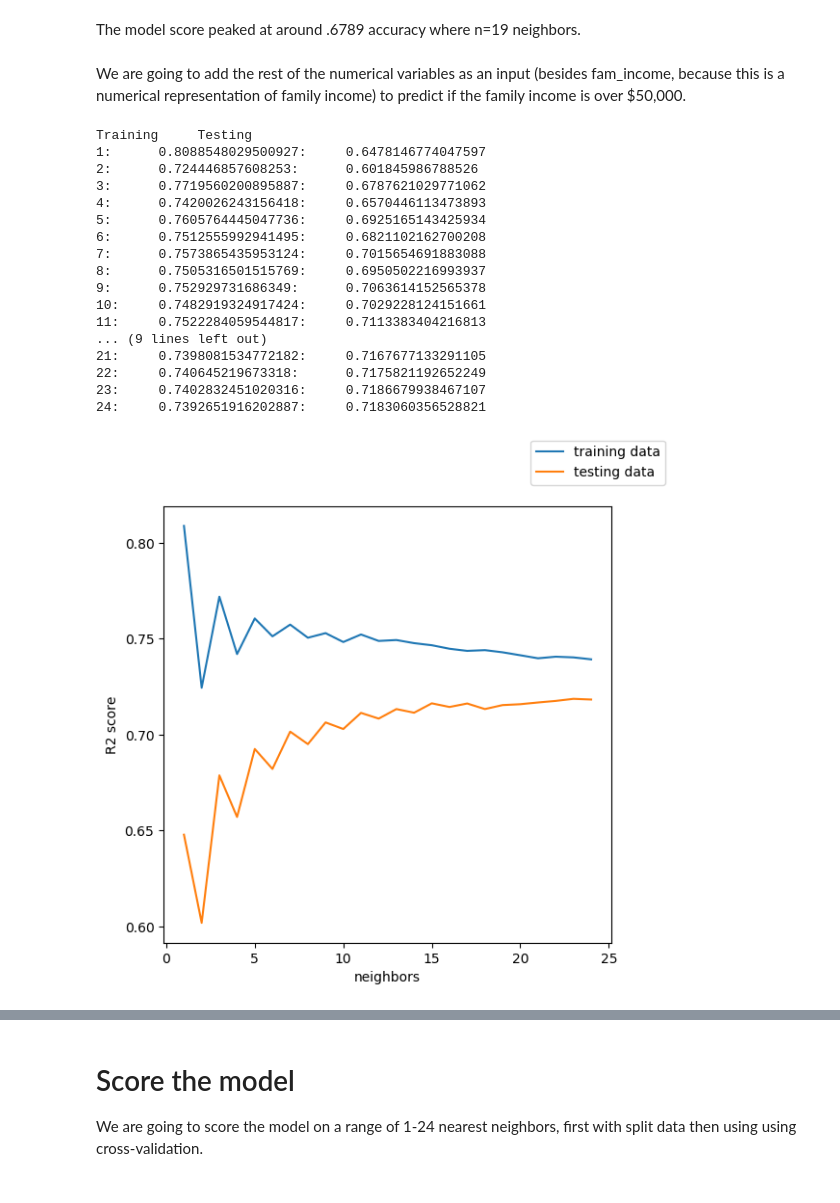
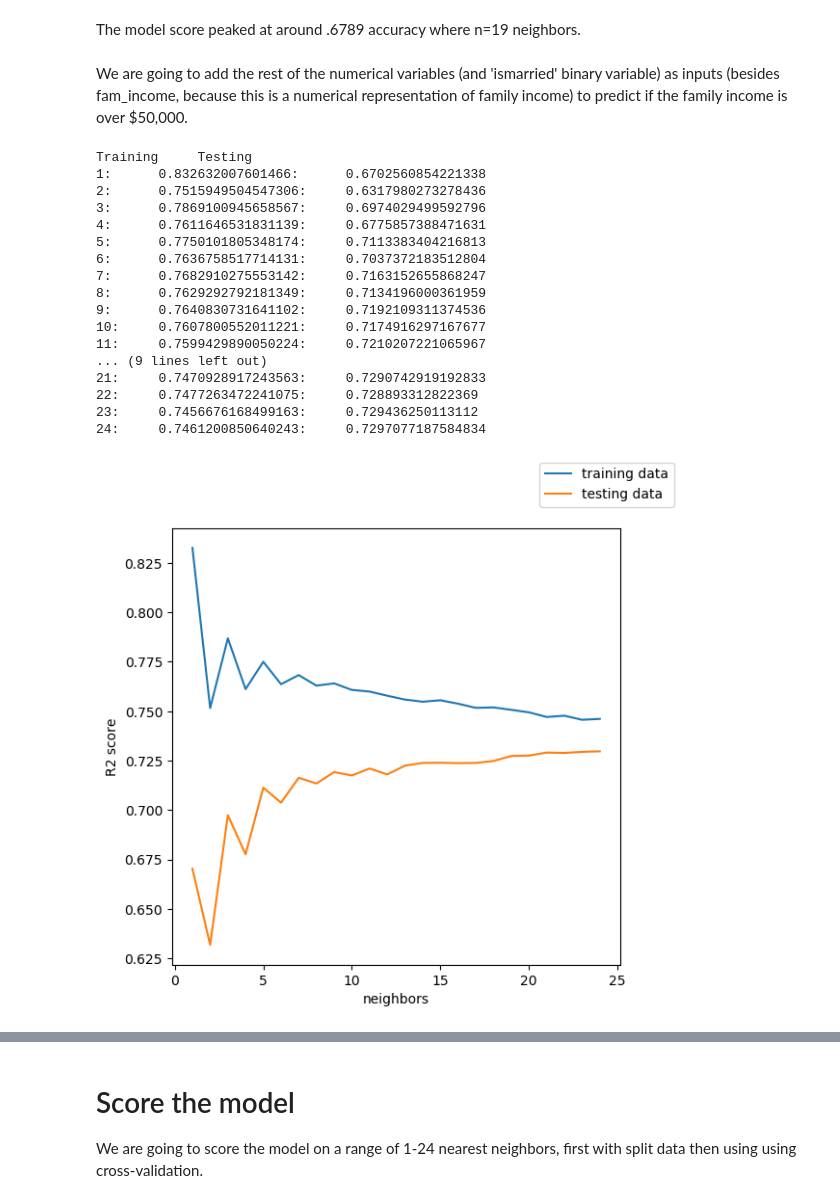
Before and after one commit to ereid7/current-population-survey-data-science-project, a Jupyter notebook: SupervisedClassification/CPS_KNearest_Classification.ipynb, the cells around one changed output, grey strips where cells are left out. Saved outputs shown, nothing was run; the diff lists cells and outputs as text; code cells hidden in the pictures.

```diff
--- a/SupervisedClassification/CPS_KNearest_Classification.ipynb
+++ b/SupervisedClassification/CPS_KNearest_Classification.ipynb
@@ -12,7 +14,9 @@ from sklearn.model_selection import train_test_split, cross_val_score, KFold
 %matplotlib inline
 # %%
 # Import dataset
-data = pd.read_csv("../datasets/CPS2016_NEW.csv", index_col=None)
+data = pd.read_csv("../datasets/CPS2016_UPDATE.csv",
+                  usecols=['age','num_in_house', 'num_child',
+                'educ','weekly_hrs', 'ismarried', 'fam_income', 'faminc_50'])
 
 # We are going to use the entire dataset for this model
 # to test on a smaller sample uncomment below
@@ -158,32 +164,32 @@ neighbors = 19
 # %% [markdown]
 The model score peaked at around .6789 accuracy where n=19 neighbors.
 # %% [markdown]
-We are going to add the rest of the numerical variables as an input (besides fam_income, because this is a numerical representation of family income) to predict if the family income is over $50,000.
+We are going to add the rest of the numerical variables (and 'ismarried' binary variable) as inputs (besides fam_income, because this is a numerical representation of family income) to predict if the family income is over $50,000.
 # %%
 # Score with all numerical variables
 getKNearestScores(data_train[['age','num_in_house', 'num_child',
-                'educ','weekly_hrs']], data_train['faminc_50'],
+                'educ','weekly_hrs', 'ismarried']], data_train['faminc_50'],
                   data_test[['age','num_in_house', 'num_child',
-                'educ','weekly_hrs']], data_test['faminc_50'])
+                'educ','weekly_hrs', 'ismarried']], data_test['faminc_50'])
 # %% [output]
 Training     Testing
-1:      0.8088548029500927:     0.6478146774047597
-2:      0.724446857608253:      0.601845986788526
-3:      0.7719560200895887:     0.6787621029771062
-4:      0.7420026243156418:     0.6570446113473893
-5:      0.7605764445047736:     0.6925165143425934
-6:      0.7512555992941495:     0.6821102162700208
-7:      0.7573865435953124:     0.7015654691883088
-8:      0.7505316501515769:     0.6950502216993937
-9:      0.752929731686349:      0.7063614152565378
-10:     0.7482919324917424:     0.7029228124151661
-11:     0.7522284059544817:     0.7113383404216813
+1:      0.832632007601466:      0.6702560854221338
+2:      0.7515949504547306:     0.6317980273278436
+3:      0.7869100945658567:     0.6974029499592796
+4:      0.7611646531831139:     0.6775857388471631
+5:      0.7750101805348174:     0.7113383404216813
+6:      0.7636758517714131:     0.7037372183512804
+7:      0.7682910275553142:     0.7163152655868247
+8:      0.7629292792181349:     0.7134196000361959
+9:      0.7640830731641102:     0.7192109311374536
+10:     0.7607800552011221:     0.7174916297167677
+11:     0.7599429890050224:     0.7210207221065967
 ... (9 lines left out)
-21:     0.7398081534772182:     0.7167677133291105
-22:     0.740645219673318:      0.7175821192652249
-23:     0.7402832451020316:     0.7186679938467107
-24:     0.7392651916202887:     0.7183060356528821
+21:     0.7470928917243563:     0.7290742919192833
+22:     0.7477263472241075:     0.728893312822369
+23:     0.7456676168499163:     0.729436250113112
+24:     0.7461200850640243:     0.7297077187584834
-[figure, old version]
+[figure, new version]
 # %%
 # Score with all numerical variables w/ cross validation
 getKNearestCVScores(data[['age','num_in_house', 'num_child',
```
Also changed, not shown: parts of 17 cells of this notebook, 16 other files.
